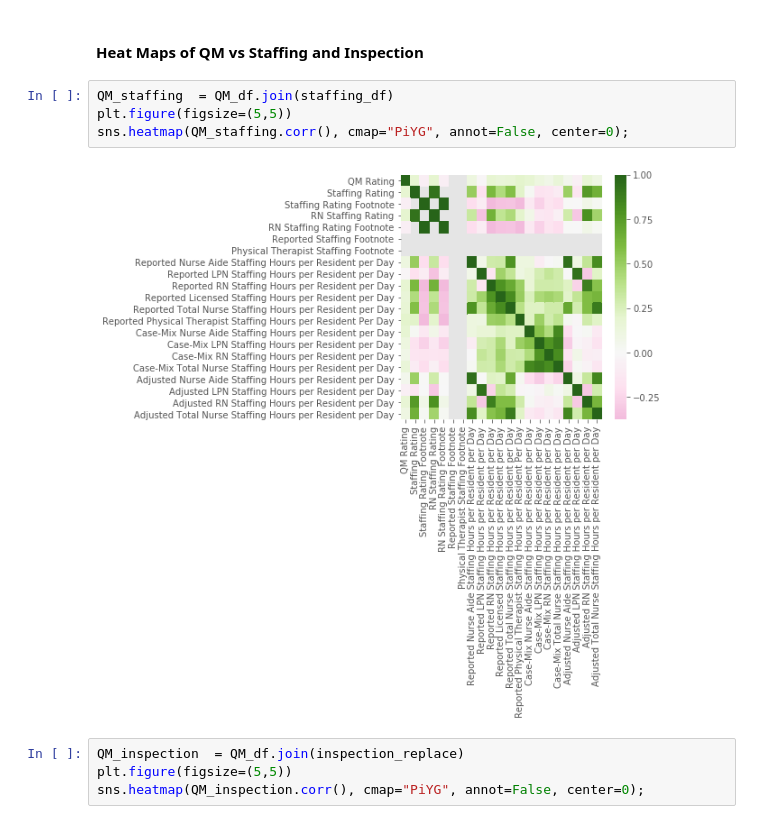
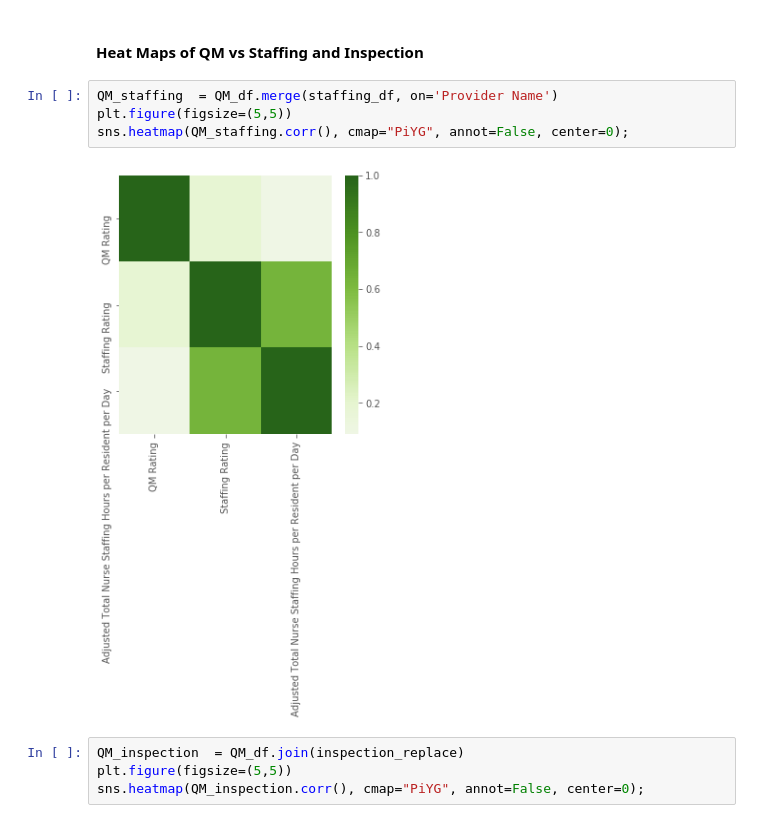
Before and after one commit to lbalido/nursing_homes, a Jupyter notebook: nursing_home.ipynb, the cells around one changed output. Cells and saved outputs as stored; diff of their text form.

```diff
--- a/nursing_home.ipynb
+++ b/nursing_home.ipynb
@@ -357,11 +365,11 @@ plt.savefig('images/QM_comparison.png')
 # %% [markdown]
 #### Heat Maps of QM vs Staffing and Inspection
 # %%
-QM_staffing  = QM_df.join(staffing_df)
+QM_staffing  = QM_df.merge(staffing_df, on='Provider Name')
 plt.figure(figsize=(5,5))
 sns.heatmap(QM_staffing.corr(), cmap="PiYG", annot=False, center=0);
 # %% [output]
-[figure, old version]
+[figure, new version]
 # %%
 QM_inspection  = QM_df.join(inspection_replace)
 plt.figure(figsize=(5,5))
```
Also changed, not shown: parts of 41 cells of this notebook.
